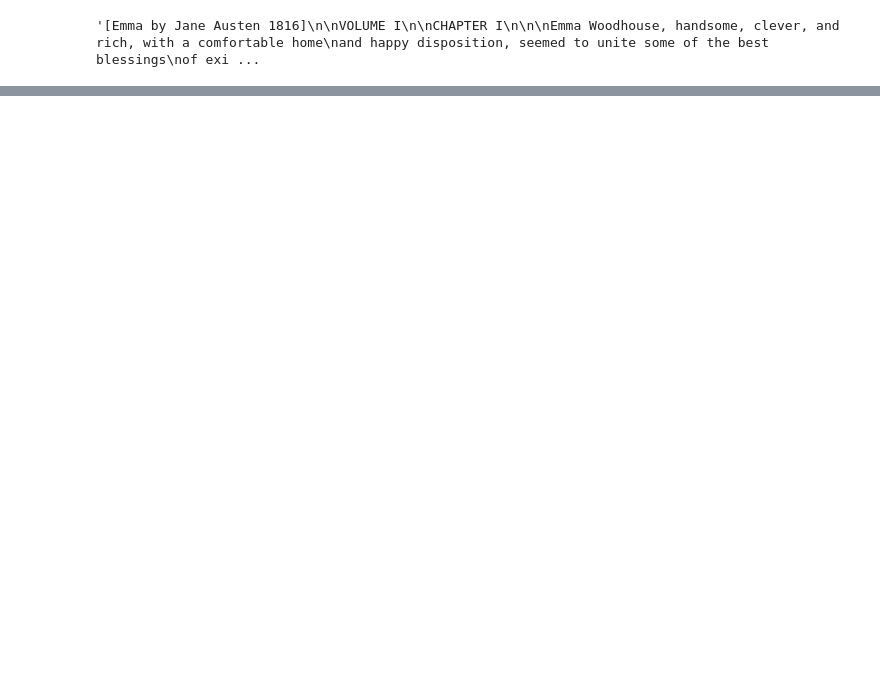
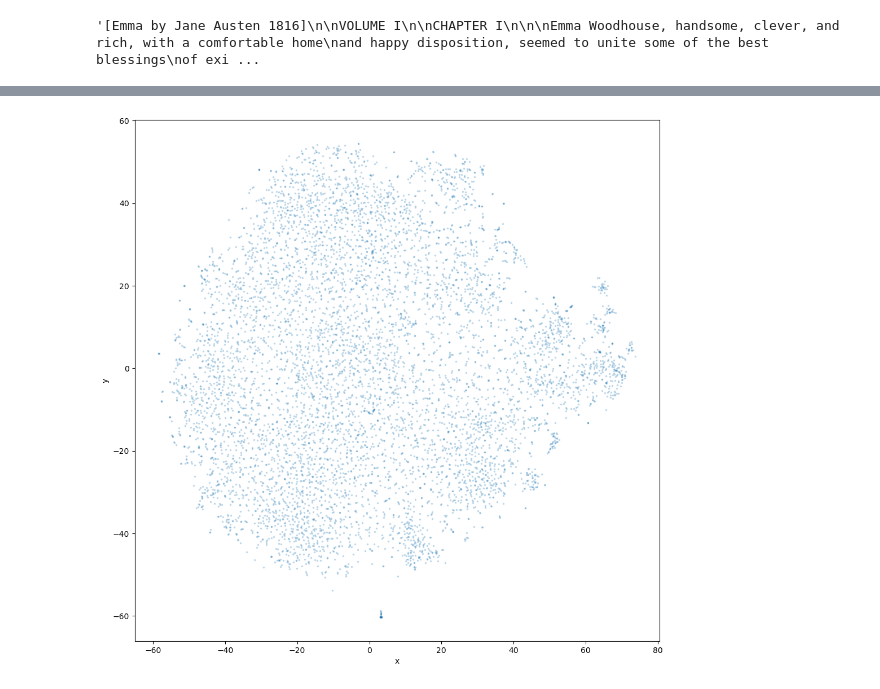
Before and after one commit to FlyingWhalesHQ/flying-whales-blog, a Jupyter notebook: _notebooks/21NLPrecipe.ipynb, the cells around one changed output, grey strips where cells are left out. Cells and saved outputs as stored; diff of their text form; code cells hidden in the pictures; blank space fills up the shorter version.

```diff
--- a/_notebooks/21NLPrecipe.ipynb
+++ b/_notebooks/21NLPrecipe.ipynb
@@ -167,0 +247,4 @@ word_tokenize(gberg_sent_tokens[1])[14]
+# %%
+clean_sents = []
+for s in lower_sents:
+    clean_sents.append(lower_bigram[s])
@@ -167,0 +271,6 @@ word_tokenize(gberg_sent_tokens[1])[14]
+# %%
+# remove stopword
+preprocessed = []
+for w in clean_sents:
+    preprocessed.append([stemmer.stem(w.lower()) for w in w if w.lower() not in stpwrds])
+preprocessed[6]
@@ -167,0 +290,4 @@ word_tokenize(gberg_sent_tokens[1])[14]
+# %%
+# input into model
+model = Word2Vec(sentences=preprocessed,
+                 sg=1, window=10, min_count=10, workers=4)
@@ -167,0 +381,12 @@ word_tokenize(gberg_sent_tokens[1])[14]
+# %%
+# plot the vocabulary
+tsne = TSNE(n_components=2, n_iter=1000)
+X_2d = tsne.fit_transform(model.wv[model.wv.key_to_index])
+coords_df = pd.DataFrame(X_2d, columns=['x','y'])
+
+coords_df['token'] = model.wv.key_to_index.keys()
+# %%
+_ = coords_df.plot.scatter('x','y', figsize=(12,12),
+                           marker='.', s=10, alpha=0.2)
+# %% [output]
+[figure, added]
```
Also changed, not shown: parts of 23 cells of this notebook.
